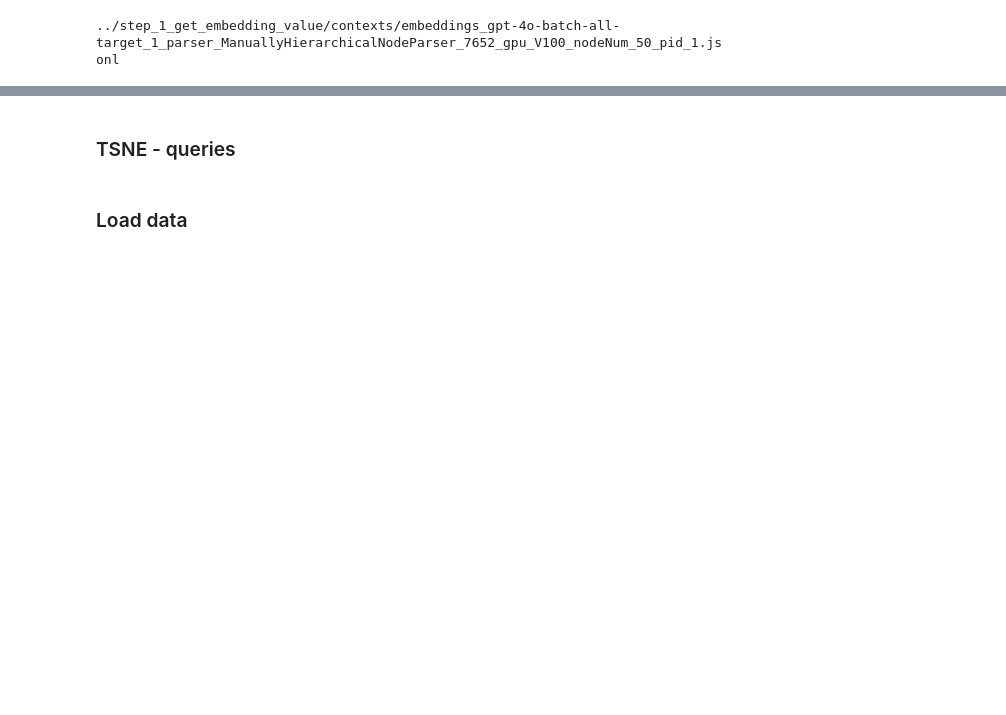
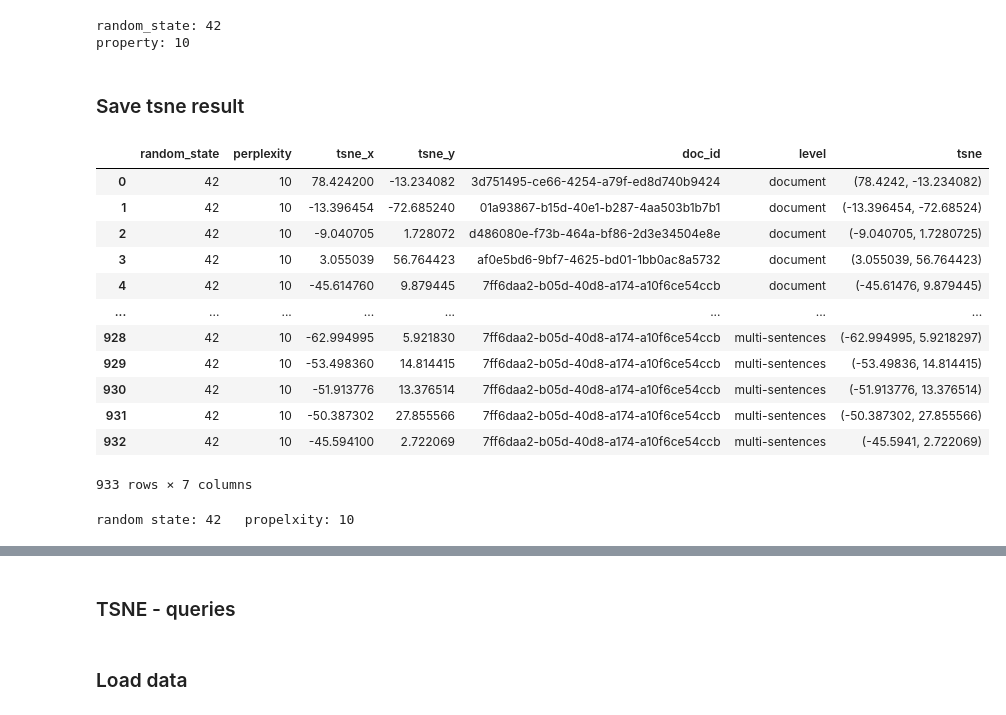
Before and after one commit to zz9tf/Fine-Tuned-GPT-2-with-articles-ground-truth, a Jupyter notebook: code/llamaIndex/experiment/step_2_cluster/visualize.ipynb, the cells around one changed output, grey strips where cells are left out. Drawn from its saved outputs; the diff is of its cells as text; code cells hidden in the pictures; blank space fills up the shorter version.

```diff
--- a/code/llamaIndex/experiment/step_2_cluster/visualize.ipynb
+++ b/code/llamaIndex/experiment/step_2_cluster/visualize.ipynb
@@ -2,0 +84,14 @@
+# %%
+# Generate tsne with different parameters
+for random_state in random_states: # , 300, 1001
+    print(f"random_state: {random_state}")
+    tsne_one_row = []
+    for perplexity in perplexities: # , 20, 30, 40, 50
+        print(f"property: {perplexity}")
+        tsne_one_row.append(get_tsne_result(embeddings, 2, perplexity, random_state))
+    tsne_results.append(tsne_one_row)
+# %% [output]
+random_state: 42
+property: 10
+# %% [markdown]
+### Save tsne result
@@ -2,0 +128,32 @@
+# %%
+import pandas as pd
+def load_tsne_result(file_path='tsne_results.csv'):
+    # Load the CSV file into a DataFrame
+    df = pd.read_csv(file_path)
+    df['tsne'] = df.apply(lambda row: (row['tsne_x'], row['tsne_y']), axis=1)
+
+    return df
+df = load_tsne_result()
+# %%
+df
+# %% [output]
+|  | random_state | perplexity | tsne_x | tsne_y | doc_id | level | tsne |
+| 0 | 42 | 10 | 78.424200 | -13.234082 | 3d751495-ce66-4254-a79f-ed8d740b9424 | document | (78.4242, -13.234082) |
+| 1 | 42 | 10 | -13.396454 | -72.685240 | 01a93867-b15d-40e1-b287-4aa503b1b7b1 | document | (-13.396454, -72.68524) |
+| 2 | 42 | 10 | -9.040705 | 1.728072 | d486080e-f73b-464a-bf86-2d3e34504e8e | document | (-9.040705, 1.7280725) |
+| 3 | 42 | 10 | 3.055039 | 56.764423 | af0e5bd6-9bf7-4625-bd01-1bb0ac8a5732 | document | (3.055039, 56.764423) |
+| 4 | 42 | 10 | -45.614760 | 9.879445 | 7ff6daa2-b05d-40d8-a174-a10f6ce54ccb | document | (-45.61476, 9.879445) |
+| ... | ... | ... | ... | ... | ... | ... | ... |
+| 928 | 42 | 10 | -62.994995 | 5.921830 | 7ff6daa2-b05d-40d8-a174-a10f6ce54ccb | multi-sentences | (-62.994995, 5.9218297) |
+| 929 | 42 | 10 | -53.498360 | 14.814415 | 7ff6daa2-b05d-40d8-a174-a10f6ce54ccb | multi-sentences | (-53.49836, 14.814415) |
+| 930 | 42 | 10 | -51.913776 | 13.376514 | 7ff6daa2-b05d-40d8-a174-a10f6ce54ccb | multi-sentences | (-51.913776, 13.376514) |
+| 931 | 42 | 10 | -50.387302 | 27.855566 | 7ff6daa2-b05d-40d8-a174-a10f6ce54ccb | multi-sentences | (-50.387302, 27.855566) |
+| 932 | 42 | 10 | -45.594100 | 2.722069 | 7ff6daa2-b05d-40d8-a174-a10f6ce54ccb | multi-sentences | (-45.5941, 2.722069) |
+933 rows × 7 columns
+# %%
+for r in df['random_state'].unique():
+    for p in df['perplexity'].unique():
+        print(f"random state: {r}   propelxity: {p}")
+        filtered_df = df[(df['random_state'] == r) & (df['perplexity'] == p)]
+# %% [output]
+random state: 42   propelxity: 10
@@ -28,33 +172,0 @@ def load_jsonl(file_path):
-# %%
-import random
-import itertools
-# Load embeddings
-all_embeddings = []
-all_levels = []
-
-files = os.listdir(os.path.abspath('../step_1_get_embedding_value/contexts'))
-files = sorted(files, key=lambda x: int(x.split('.')[0].split('_')[-1]))
-
-for file_name in files[:10]:
-    embeddings_file_path = f"../step_1_get_embedding_value/contexts/{file_name}"
-    print(embeddings_file_path)
-    embeddings, levels = load_jsonl(embeddings_file_path)
-
-    # Append to the combined lists
-    all_embeddings.append(embeddings)
-    all_levels.append(levels)
-
-# Combine all_embeddings and all_levels into a single list of tuples for easy random selection
-num_samples = 4
-selected_indices = random.sample(range(len(all_embeddings)), num_samples)
-print(selected_indices)
-selected_indices = [1,4,8,9]
-
-# Randomly select 4 tuples
-selected_embeddings = [all_embeddings[i] for i in selected_indices]
-selected_levels = [all_levels[i] for i in selected_indices]
-
-selected_embeddings = list(itertools.chain.from_iterable(selected_embeddings))
-selected_levels = list(itertools.chain.from_iterable(selected_levels))
-# %% [output]
-../step_1_get_embedding_value/contexts/embeddings_gpt-4o-batch-all-target_1_parser_ManuallyHierarchicalNodeParser_7652_gpu_V100_nodeNum_50_pid_1.jsonl
```
Also changed, not shown: parts of 28 cells of this notebook, 8 other files.
